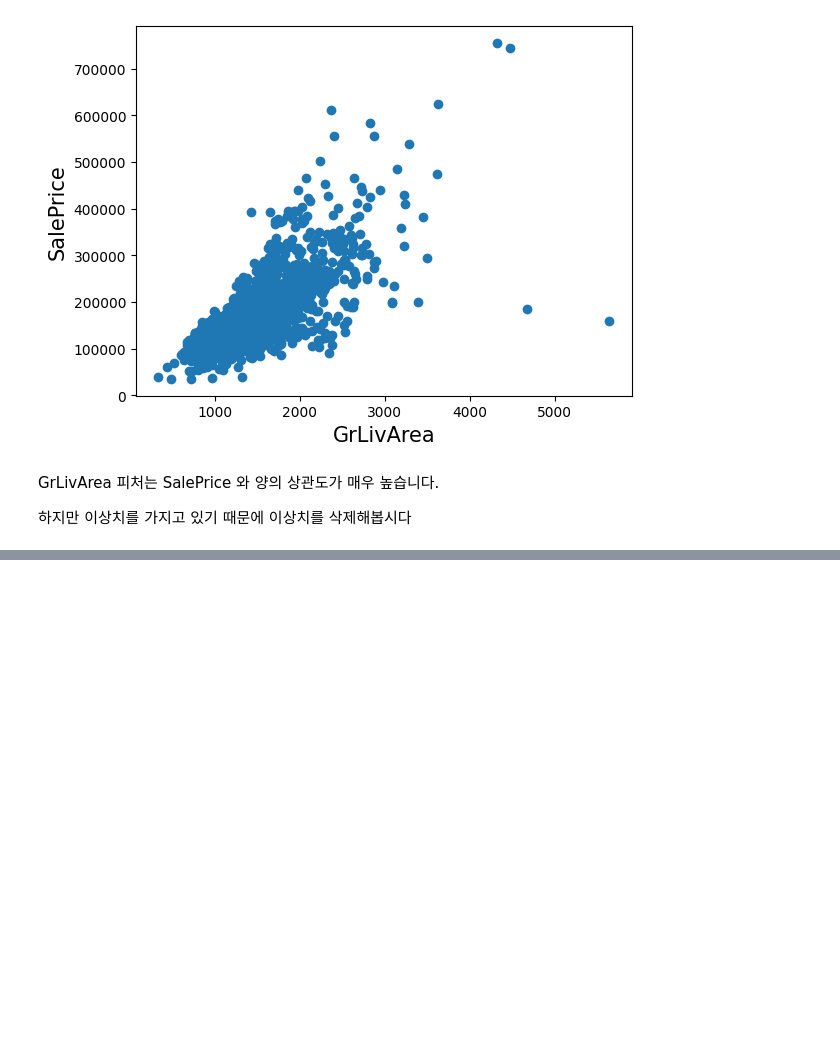
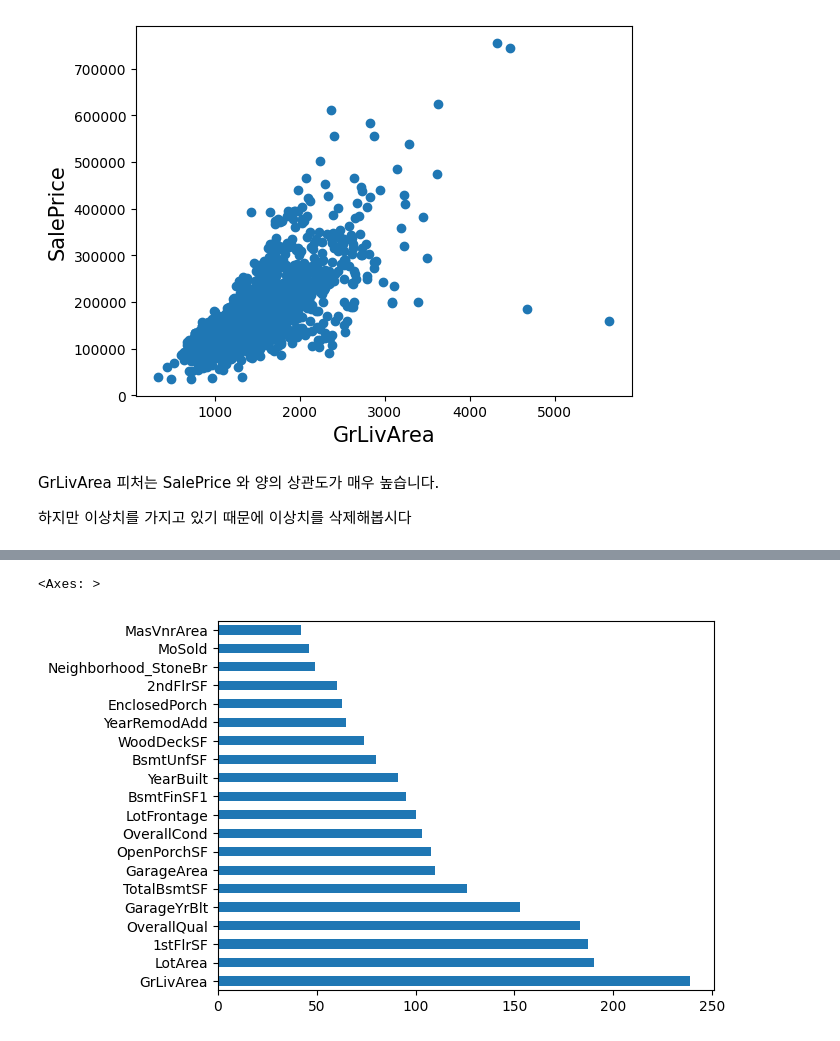
Before and after one commit to gyeongee/TIL, a Jupyter notebook: 캐글주택가격예측분석.ipynb, the cells around one changed output, grey strips where cells are left out. Cells and saved outputs as stored; diff of their text form; code cells hidden in the pictures; blank space fills up the shorter version.

```diff
--- a/캐글주택가격예측분석.ipynb
+++ b/캐글주택가격예측분석.ipynb
@@ -446,0 +515,8 @@ print(f'이상치 삭제 후 house_df_ohe shape:{house_df_ohe.shape}')
+# %%
+# 앞의 최적화 alpha 값으로 학습 데이터 학습, 테스트 데이터로 예측 평가 수행
+xgb_reg=XGBRegressor(n_estimators= 600,learning_rate=0.05,colsample_bytree=0.5,subsample=0.8)
+xgb_reg.fit(X_train,y_train)
+
+lgbm_reg=LGBMRegressor(n_estimators= 1200,learning_rate=0.05,num_leaves=4,subsample=0.6,
+                        colsample_bytree=0.4,reg_lambda=10,n_jobs=-1,verbose=0)
+lgbm_reg.fit(X_train,y_train)
@@ -446,0 +527,10 @@ print(f'이상치 삭제 후 house_df_ohe shape:{house_df_ohe.shape}')
+# %%
+feature_importance = pd.Series(
+    lgbm_reg.feature_importances_,
+    index=X_features.columns
+).sort_values(ascending=False)
+
+feature_importance.head(20).plot(kind='barh')
+# %% [output]
+<Axes: >
+[figure, added]
```
Also changed, not shown: parts of 30 cells of this notebook.
